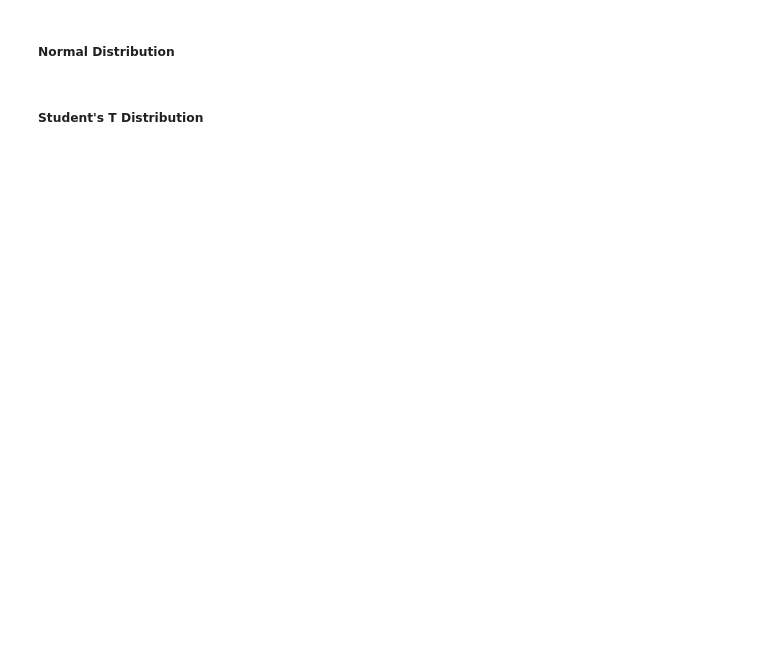
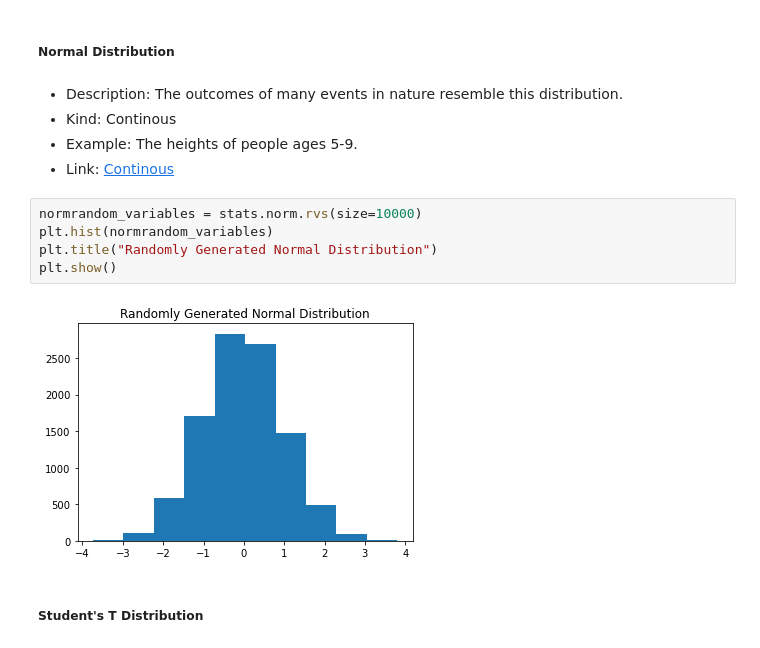
Before and after one commit to ManasviMalepati/StatisticsWorkbook, a Jupyter notebook: StatisticsWorkbook.ipynb, the cells around one changed output. Cells and saved outputs as stored; diff of their text form; blank space fills up the shorter version.

```diff
--- a/StatisticsWorkbook.ipynb
+++ b/StatisticsWorkbook.ipynb
@@ -154,4 +169,16 @@ plt.show()
 # %% [markdown]
 ##### Normal Distribution
+# %% [markdown]
+* Description: The outcomes of many events in nature resemble this distribution.
+* Kind: Continous
+* Example: The heights of people ages 5-9.
+* Link: [Continous](https://docs.scipy.org/doc/scipy/reference/generated/scipy.stats.norm.html)
+# %%
+normrandom_variables = stats.norm.rvs(size=10000)
+plt.hist(normrandom_variables)
+plt.title("Randomly Generated Normal Distribution")
+plt.show()
+# %% [output]
+[figure, added]
 # %% [markdown]
 ##### Student's T Distribution
```
Also changed, not shown: parts of 14 cells of this notebook.
